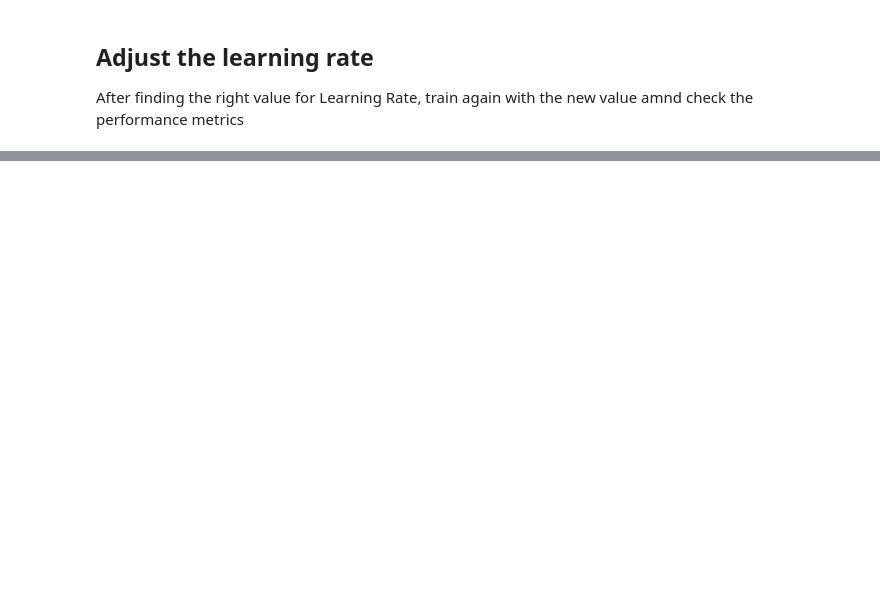
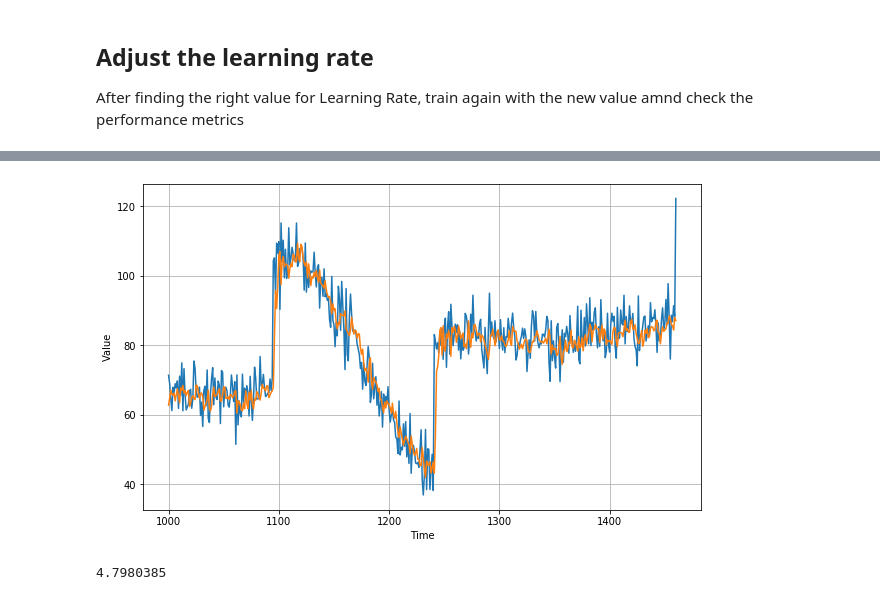
Before and after one commit to laurauzcategui/tensorflow_in_practice, a Jupyter notebook: time_series_predictions/week_2_dnn_time_series/t_series_multiple_layers_dnn.ipynb, the cells around one changed output, grey strips where cells are left out. Drawn from its saved outputs; the diff is of its cells as text; code cells hidden in the pictures; blank space fills up the shorter version.

```diff
--- a/time_series_predictions/week_2_dnn_time_series/t_series_multiple_layers_dnn.ipynb
+++ b/time_series_predictions/week_2_dnn_time_series/t_series_multiple_layers_dnn.ipynb
@@ -241,8 +247,6 @@ model = tf.keras.models.Sequential([
   tf.keras.layers.Dense(10, activation="relu"),
   tf.keras.layers.Dense(1)
 ])
-# %%
-tuned_learning_rate =
 # %%
 # Create the optimizer with the new learning rate after tuning
 optimizer = tf.keras.optimizers.SGD(lr=tuned_learning_rate, momentum=0.9)
@@ -251,4 +255,4 @@ optimizer = tf.keras.optimizers.SGD(lr=tuned_learning_rate, momentum=0.9)
 model.compile(loss="mse", optimizer=optimizer)
 # %%
 # Train the model for 500 epochs
-history = model.fit(new_dataset, epochs=500, verbose=0)
+history = model.fit(new_dataset, epochs=500, verbose=1)
@@ -267,0 +294,19 @@ plt.show()
+# %%
+forecast_tuned = []
+for time in range(len(series) - window_size):
+    forecast_tuned.append(model.predict(series[time:time + window_size][np.newaxis]))
+# %%
+forecast_tuned = forecast_tuned[split_time-window_size:]
+results = np.array(forecast_tuned)[:, 0, 0]
+
+
+plt.figure(figsize=(10, 6))
+
+plot_series(time_valid, x_valid)
+plot_series(time_valid, results)
+# %% [output]
+[figure, added]
+# %%
+tf.keras.metrics.mean_absolute_error(x_valid, results).numpy()
+# %% [output]
+4.7980385
```
Also changed, not shown: parts of 12 cells of this notebook, 1 other file.
